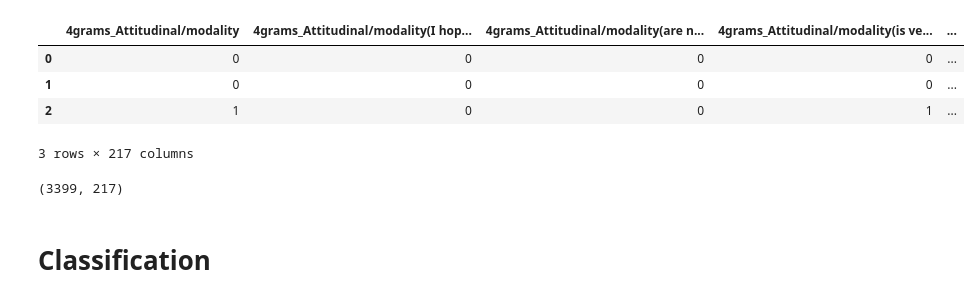
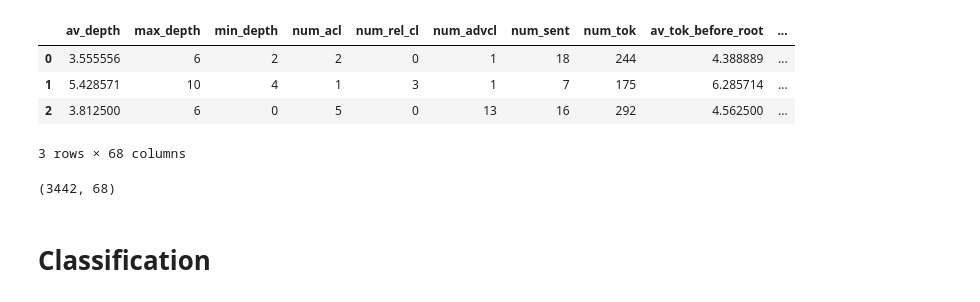
Before and after one commit to panteleeva48/REALEC_Inspector, a Jupyter notebook: notebooks/classfier.ipynb, the cells around one changed output. Drawn from its saved outputs; the diff is of its cells as text; code cells hidden in the pictures.

```diff
--- a/notebooks/classfier.ipynb
+++ b/notebooks/classfier.ipynb
@@ -96,16 +33,16 @@ df.to_csv('dataset.csv', index=False)
 # %%
-df = pd.read_csv('dataset.csv')
+df = pd.read_csv('/Users/ira/Downloads/REALEC_Inspector/data/feature_result.csv')
 df.head(3)
 # %% [output]
-|  | 4grams_Attitudinal/modality | 4grams_Attitudinal/modality(I hop... | 4grams_Attitudinal/modality(are n... | 4grams_Attitudinal/modality(is ve... | ... |
-| 0 | 0 | 0 | 0 | 0 | ... |
-| 1 | 0 | 0 | 0 | 0 | ... |
-| 2 | 1 | 0 | 0 | 1 | ... |
+|  | av_depth | max_depth | min_depth | num_acl | num_rel_cl | num_advcl | num_sent | num_tok | av_tok_before_root | ... |
+| 0 | 3.555556 | 6 | 2 | 2 | 0 | 1 | 18 | 244 | 4.388889 | ... |
+| 1 | 5.428571 | 10 | 4 | 1 | 3 | 1 | 7 | 175 | 6.285714 | ... |
+| 2 | 3.812500 | 6 | 0 | 5 | 0 | 13 | 16 | 292 | 4.562500 | ... |
-3 rows × 217 columns
+3 rows × 68 columns
 # %%
 df.shape
 # %% [output]
-(3399, 217)
+(3442, 68)
 # %% [markdown]
 # Classification
 # %%
```
Also changed, not shown: parts of 30 cells of this notebook, 1 other file.
